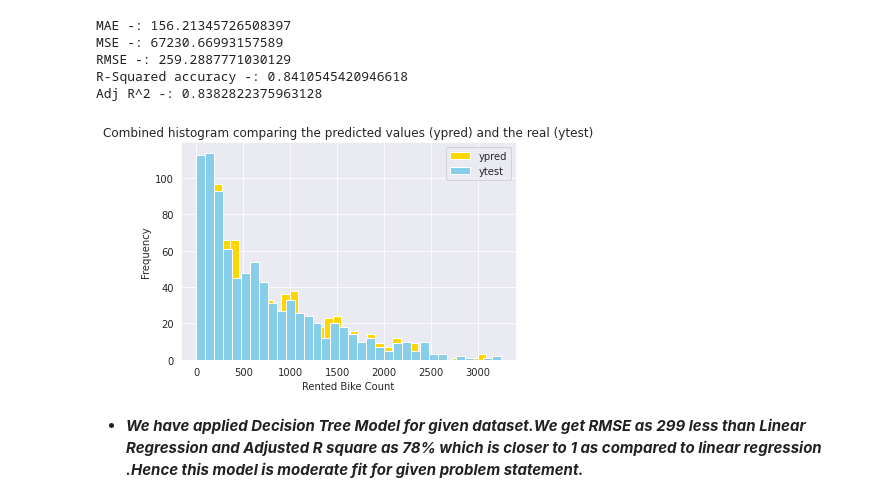
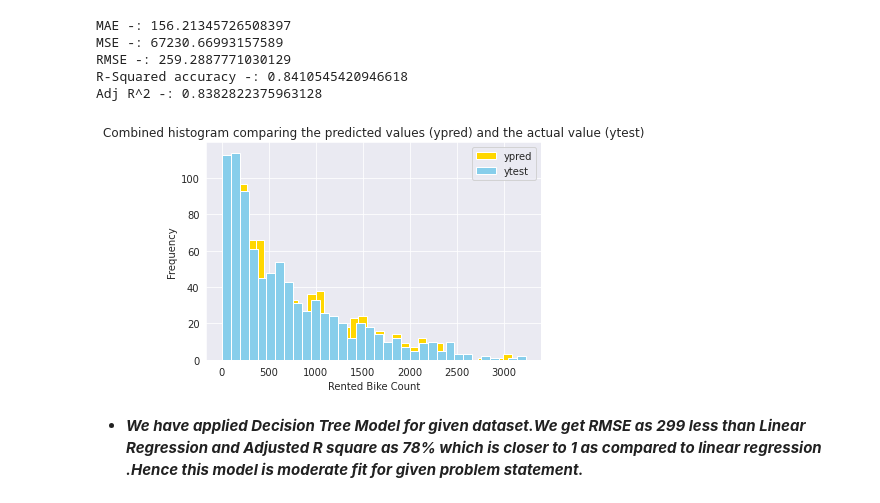
Before and after one commit to LikhithRam/Bike-demand-prediction, a Jupyter notebook: ML_Regression_Capstone__Project.ipynb, the cells around one changed output. Saved outputs shown, nothing was run; the diff lists cells and outputs as text; code cells hidden in the pictures.

```diff
--- a/ML_Regression_Capstone__Project.ipynb
+++ b/ML_Regression_Capstone__Project.ipynb
@@ -575,13 +580,13 @@ Adj R^2 -: 0.8382822375963128
 # %%
 plt.hist(ypred, bins=34, color = "gold")
 plt.hist(ytest, bins=34, color = 'skyblue')
 plt.legend(["ypred", "ytest"])
 plt.xlabel("Rented Bike Count")
 plt.ylabel("Frequency")
-plt.title("Combined histogram comparing the predicted values (ypred) and the real (ytest)")
+plt.title("Combined histogram comparing the predicted values (ypred) and the actual value (ytest)")
 plt.show()
 # %% [output]
-[figure, old version]
+[figure, new version]
 # %% [markdown]
 - ***We have applied Decision Tree Model for given dataset.We get RMSE as 299 less than Linear Regression and Adjusted R square as 78% which is closer to 1 as compared to linear regression .Hence this model is moderate fit for given problem statement.***
 # %% [markdown]
```
Also changed, not shown: parts of 19 cells of this notebook.
